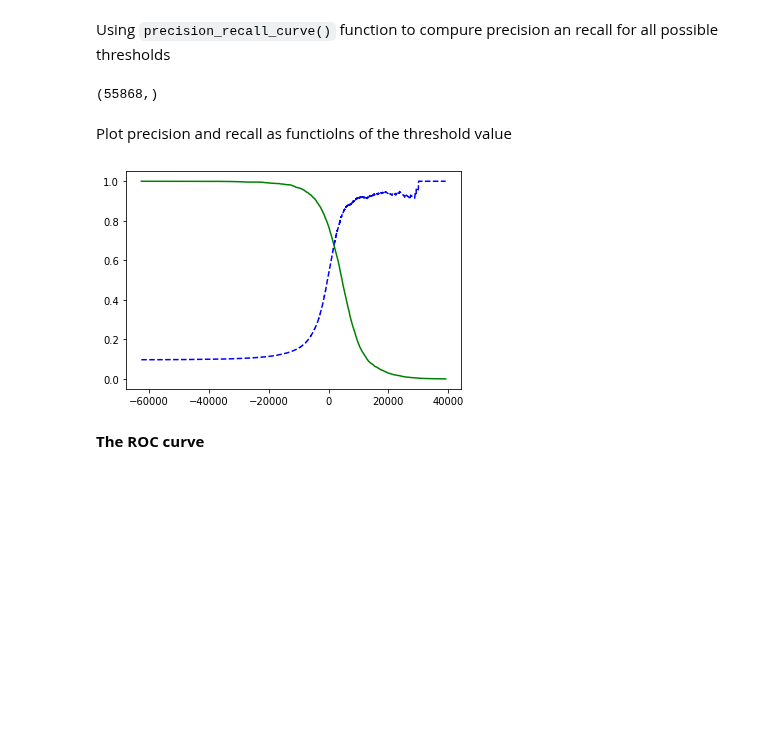
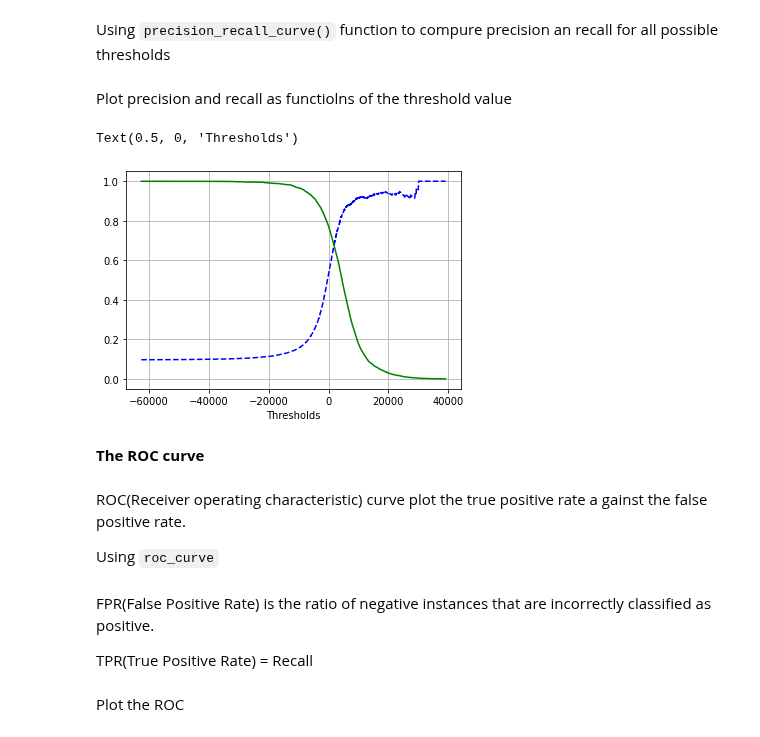
Before and after one commit to truongthuanr/self-learning-project, a Jupyter notebook: 07_MNIST.ipynb, the cells around one changed output. Drawn from its saved outputs; the diff is of its cells as text; code cells hidden in the pictures; blank space fills up the shorter version.

```diff
--- a/07_MNIST.ipynb
+++ b/07_MNIST.ipynb
@@ -131,16 +129,20 @@ precisions, recalls, thresholds = precision_recall_curve(y_train_8, y_score)
-# %%
-precisions.shape
-# %% [output]
-(55868,)
 # %% [markdown]
 Plot precision and recall as functiolns of the threshold value
 # %%
 def plot_precision_recall_vs_threshold(precisions, recalls, thresholds):
   plt.plot(thresholds, precisions[:-1], "b--", label="Precision")
   plt.plot(thresholds, recalls[:-1], "g-", label="Recall")
-# %%
-plot_precision_recall_vs_threshold(precisions, recalls, thresholds)
-# %% [output]
-[figure, removed]
+# %%
+precisions, recalls, thresholds = precision_recall_curve(y_train_8, y_score)
+plot_precision_recall_vs_threshold(precisions, recalls, thresholds)
+plt.grid(True)
+plt.xlabel("Thresholds")
+# %% [output]
+Text(0.5, 0, 'Thresholds')
+[figure, added]
 # %% [markdown]
 **The ROC curve**
+# %% [markdown]
+ROC(Receiver operating characteristic) curve plot the true positive rate a gainst the false positive rate.
+
+Using `roc_curve`
@@ -146,0 +151,6 @@ plot_precision_recall_vs_threshold(precisions, recalls, thresholds)
+# %% [markdown]
+FPR(False Positive Rate) is the ratio of negative instances that are incorrectly classified as positive.
+
+TPR(True Positive Rate)  = Recall
+# %% [markdown]
+Plot the ROC
```
Also changed, not shown: parts of 12 cells of this notebook.
